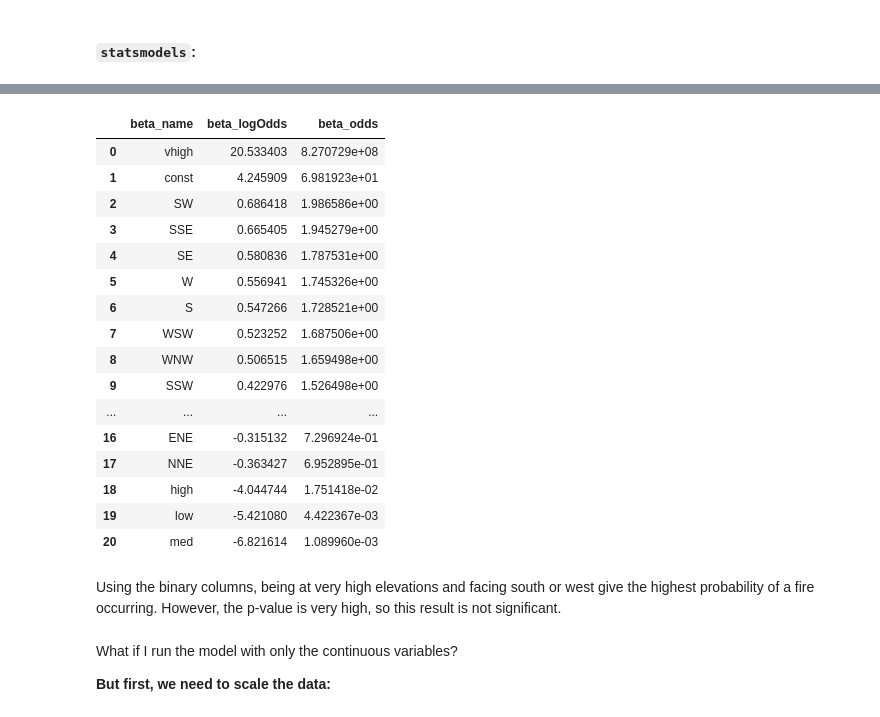
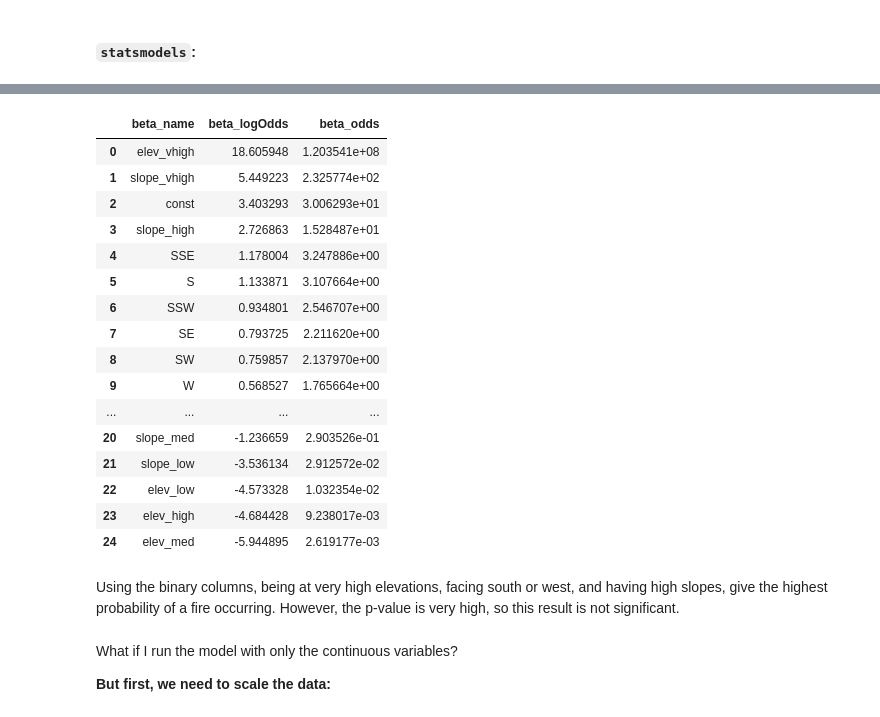
Before and after one commit to sralter/classifire, a Jupyter notebook: 01_capstone_notebooks/alter_samuel_capstone_geoanalysis.ipynb, the cells around one changed output, grey strips where cells are left out. Cells and saved outputs as stored; diff of their text form; code cells hidden in the pictures.

```diff
--- a/01_capstone_notebooks/alter_samuel_capstone_geoanalysis.ipynb
+++ b/01_capstone_notebooks/alter_samuel_capstone_geoanalysis.ipynb
@@ -504,5 +504,5 @@ X_withconstant.head()
 # %%
-X_withconstant_binary=X_withconstant.drop(['asp_cont','elev_cont'],axis=1)
+X_withconstant_binary=X_withconstant.drop(['asp_cont','elev_cont','slope_cont'],axis=1)
 # %%
 X_withconstant_binary.info()
 # %% [output]
@@ -566,44 +566,44 @@ quasi-separation. In this case some parameters will not be identified.
 # %%
 # make the results from the statsmodels logistic regresion
 # into a dataframe to compare betas.
 # make sure to raise e to the beta to convert to odds
 
 results=logreg_sm_binary_results.params
 col_names=list(X_withconstant_binary.columns)
 col_vals=[]
 
 for i in range(len(results)):
     col_vals.append(results[i])
 
 results_=list(zip(col_names,col_vals))
 results_df=pd.DataFrame(results_,columns=['beta_name','beta_logOdds'])
 
 results_df['beta_odds']=results_df['beta_logOdds'].apply(np.exp)
 results_df=results_df.sort_values('beta_odds',ascending=False)
 results_df=results_df.reset_index()
 results_df=results_df.drop(labels=['index'],axis=1)
 
-results_df
+results_df.sort_values('beta_odds',ascending=False)
 # %% [output]
 |  | beta_name | beta_logOdds | beta_odds |
-| 0 | vhigh | 20.533403 | 8.270729e+08 |
-| 1 | const | 4.245909 | 6.981923e+01 |
-| 2 | SW | 0.686418 | 1.986586e+00 |
-| 3 | SSE | 0.665405 | 1.945279e+00 |
-| 4 | SE | 0.580836 | 1.787531e+00 |
-| 5 | W | 0.556941 | 1.745326e+00 |
-| 6 | S | 0.547266 | 1.728521e+00 |
-| 7 | WSW | 0.523252 | 1.687506e+00 |
-| 8 | WNW | 0.506515 | 1.659498e+00 |
-| 9 | SSW | 0.422976 | 1.526498e+00 |
+| 0 | elev_vhigh | 18.605948 | 1.203541e+08 |
+| 1 | slope_vhigh | 5.449223 | 2.325774e+02 |
+| 2 | const | 3.403293 | 3.006293e+01 |
+| 3 | slope_high | 2.726863 | 1.528487e+01 |
+| 4 | SSE | 1.178004 | 3.247886e+00 |
+| 5 | S | 1.133871 | 3.107664e+00 |
+| 6 | SSW | 0.934801 | 2.546707e+00 |
+| 7 | SE | 0.793725 | 2.211620e+00 |
+| 8 | SW | 0.759857 | 2.137970e+00 |
+| 9 | W | 0.568527 | 1.765664e+00 |
 | ... | ... | ... | ... |
-| 16 | ENE | -0.315132 | 7.296924e-01 |
-| 17 | NNE | -0.363427 | 6.952895e-01 |
-| 18 | high | -4.044744 | 1.751418e-02 |
-| 19 | low | -5.421080 | 4.422367e-03 |
-| 20 | med | -6.821614 | 1.089960e-03 |
+| 20 | slope_med | -1.236659 | 2.903526e-01 |
+| 21 | slope_low | -3.536134 | 2.912572e-02 |
+| 22 | elev_low | -4.573328 | 1.032354e-02 |
+| 23 | elev_high | -4.684428 | 9.238017e-03 |
+| 24 | elev_med | -5.944895 | 2.619177e-03 |
 # %% [markdown]
-Using the binary columns, being at very high elevations and facing south or west give the highest probability of a fire occurring. However, the p-value is very high, so this result is not significant.
+Using the binary columns, being at very high elevations, facing south or west, and having high slopes, give the highest probability of a fire occurring. However, the p-value is very high, so this result is not significant.
 # %% [markdown]
 What if I run the model with only the continuous variables?
 
```
Also changed, not shown: parts of 80 cells of this notebook, 3 other files.
